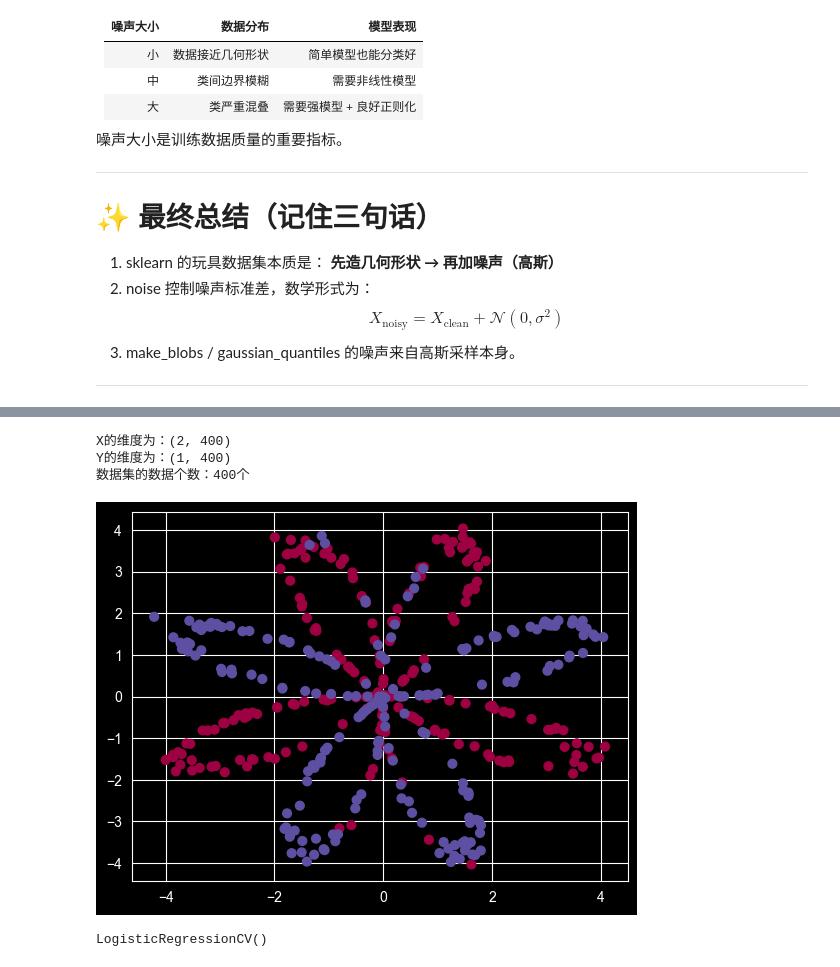
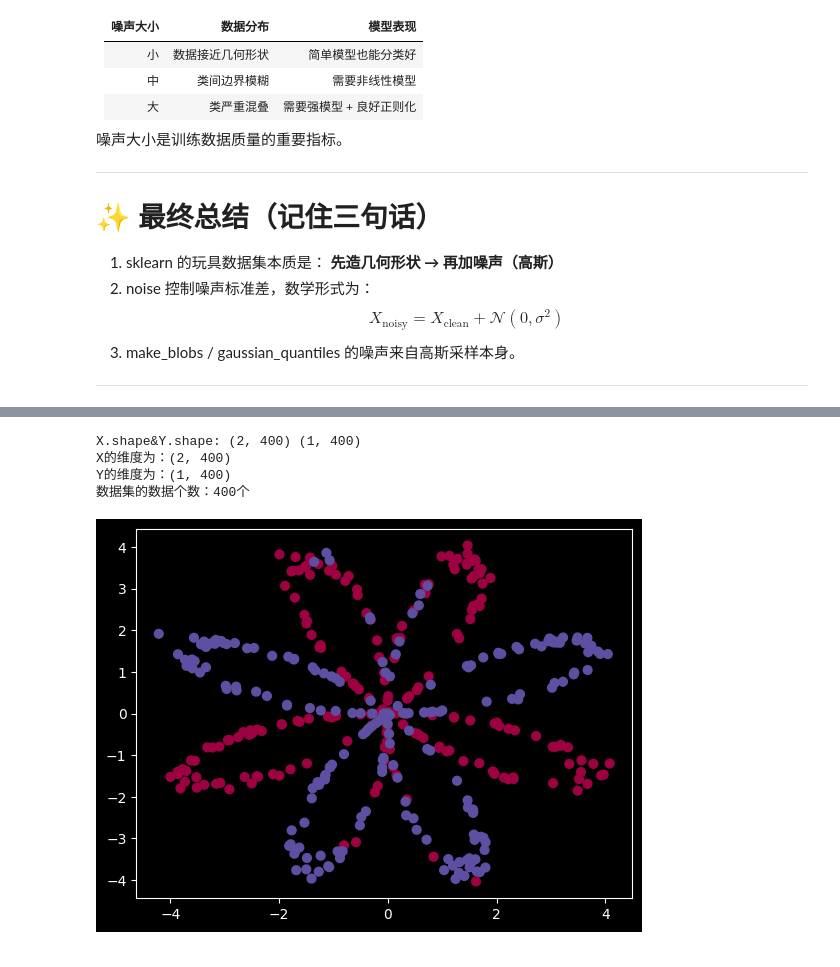
Before and after one commit to machao318927/deepleaning-lerning, a Jupyter notebook: week3/planar_utils.ipynb, the cells around one changed output, grey strips where cells are left out. Drawn from its saved outputs; the diff is of its cells as text; code cells hidden in the pictures.

```diff
--- a/week3/planar_utils.ipynb
+++ b/week3/planar_utils.ipynb
@@ -312,0 +439,7 @@ def load_planar_dataset():
+# %%
+import numpy as np
+
+a = np.array([1, 2, 3])
+b = np.array([4, 5, 6])
+
+print(np.c_[a, b])
@@ -313,27 +524,27 @@ def load_planar_dataset():
 # %%
-import matplotlib.pyplot as plt
-X, Y = load_planar_dataset()
-
-plt.scatter(X[0, :], X[1, :], c=Y, s=40, cmap=plt.cm.Spectral)
-
-shape_X = X.shape
-shape_Y = Y.shape
-
-m = Y.shape[1]
-
-print("X的维度为：" + str(shape_X))
-print("Y的维度为：" + str(shape_Y))
-print("数据集的数据个数：" + str(m) + "个")
+# Test np.linspace
+x = np.linspace(0, 10, 6)
+print(x)
-# %% [output]
-X的维度为：(2, 400)
-Y的维度为：(1, 400)
-数据集的数据个数：400个
-[figure, removed]
 # %%
-import sklearn
-import sklearn.linear_model
+import matplotlib.pyplot as plt
+X, Y = load_planar_dataset()
+print("X.shape&Y.shape:", X.shape, Y.shape)
+plt.style.use('dark_background')
+# plt.rcdefaults()
 
-clf = sklearn.linear_model.LogisticRegressionCV()
-clf.fit(X.T, Y.T)
+plt.scatter(X[0, :], X[1, :], c=Y, s=40, cmap=plt.cm.Spectral)
+
+shape_X = X.shape
+shape_Y = Y.shape
+
+m = Y.shape[1]
+#
+print("X的维度为：" + str(shape_X))
+print("Y的维度为：" + str(shape_Y))
+print("数据集的数据个数：" + str(m) + "个")
 # %% [output]
-LogisticRegressionCV()
+X.shape&Y.shape: (2, 400) (1, 400)
+X的维度为：(2, 400)
+Y的维度为：(1, 400)
+数据集的数据个数：400个
+[figure, added]
```
Also changed, not shown: parts of 15 cells of this notebook.
